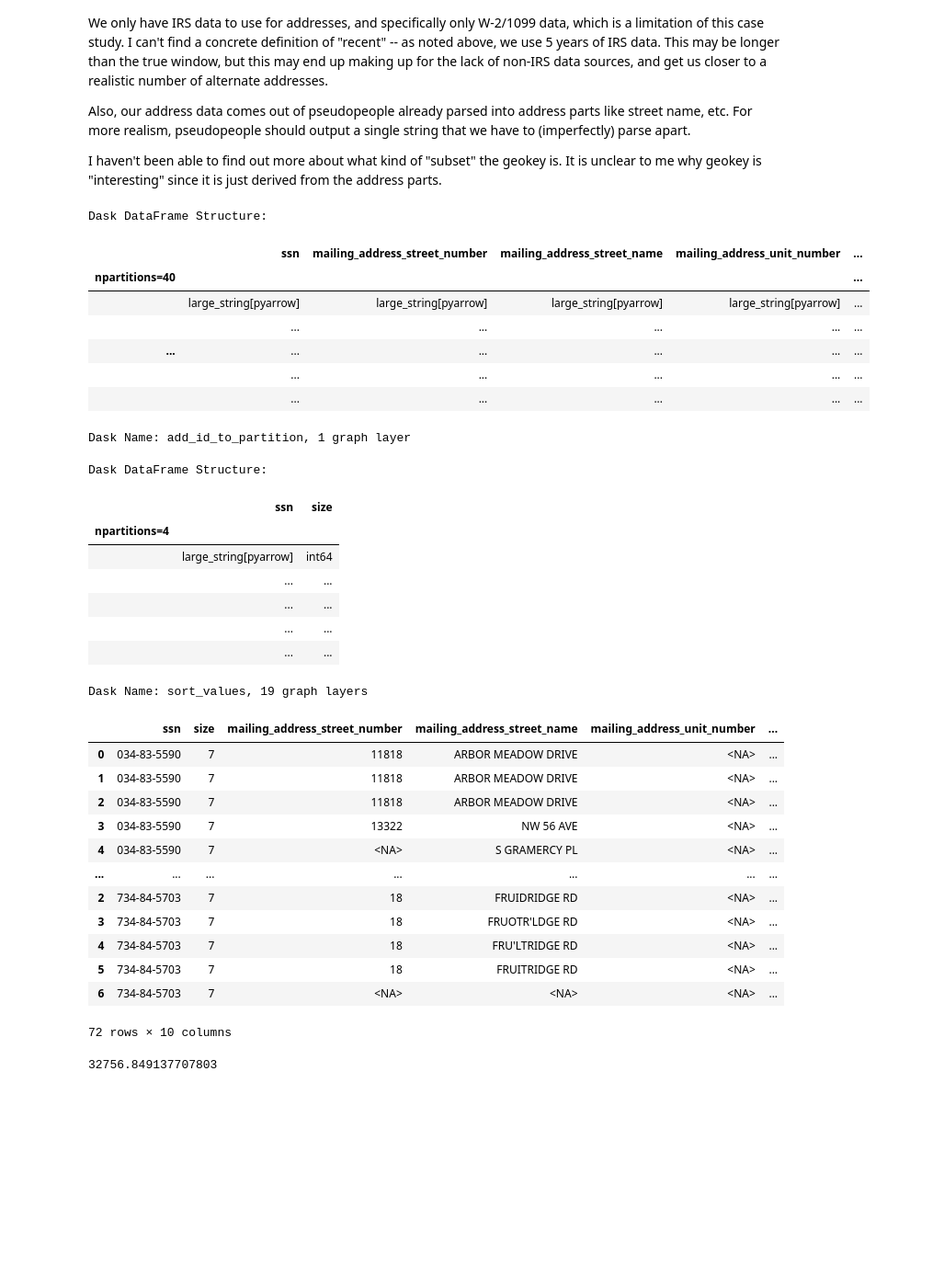
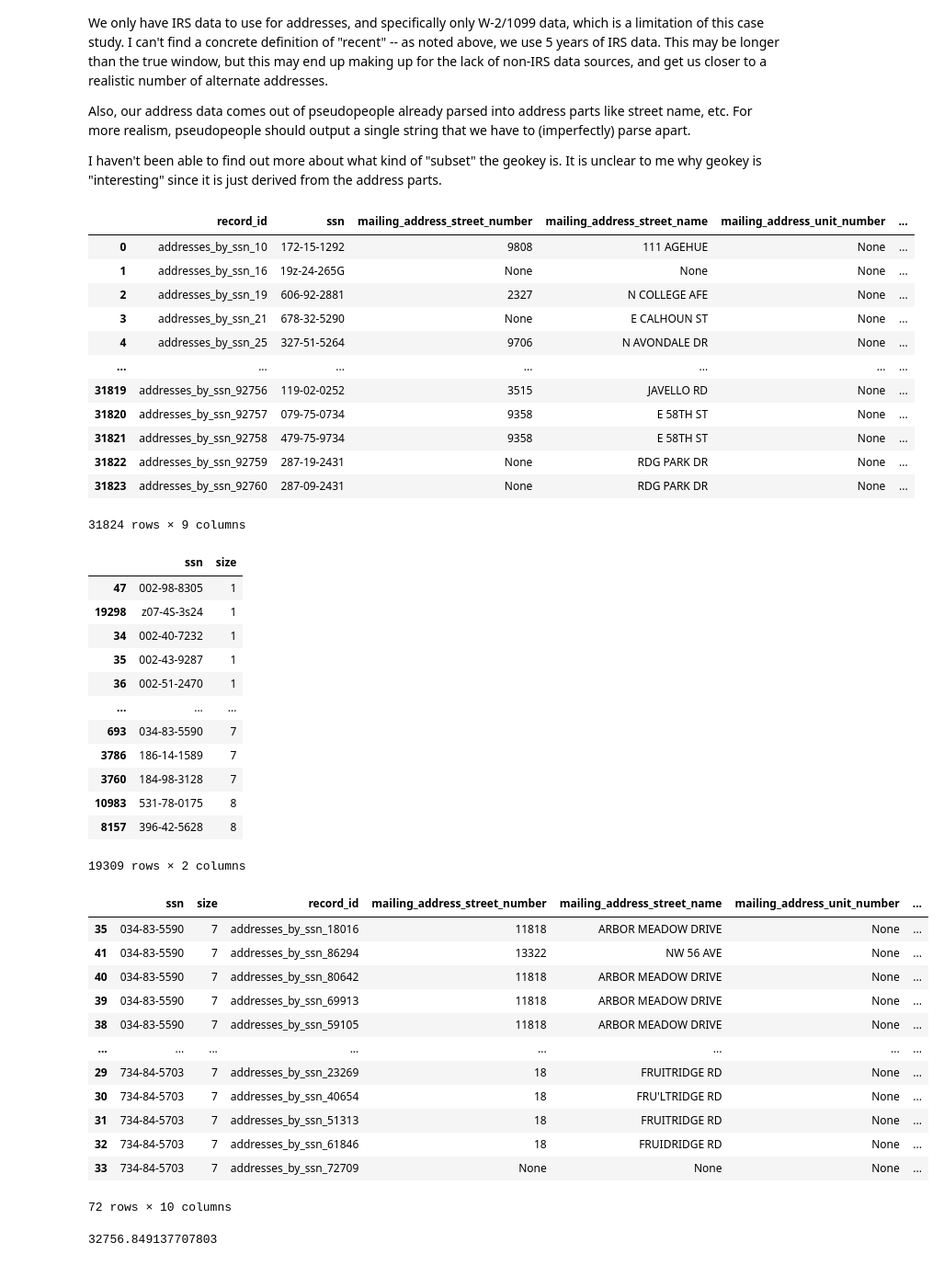
Before and after one commit to ihmeuw/person_linkage_case_study, a Jupyter notebook: generate_simulated_data/generate_simulated_data_small_sample.ipynb, the cells around one changed output. Shown at 92% size. Drawn from its saved outputs; the diff is of its cells as text; code cells hidden in the pictures; blank space fills up the shorter version.

Commit message:
Refactor reference file generation to use distributed_compute

```diff
--- a/generate_simulated_data/generate_simulated_data_small_sample.ipynb
+++ b/generate_simulated_data/generate_simulated_data_small_sample.ipynb
@@ -710,11 +372,11 @@ if compute_engine == 'dask':
     # to_truncate = simulated_taxes.assign(random=random_df.random).random < PROPORTION_OF_IRS_RECORDS_WITH_TRUNCATION
     to_truncate, not_to_truncate = simulated_taxes.random_split([PROPORTION_OF_IRS_RECORDS_WITH_TRUNCATION, 1 - PROPORTION_OF_IRS_RECORDS_WITH_TRUNCATION], random_state=1234)
     to_truncate = to_truncate.assign(last_name=to_truncate.last_name.str[:4])
-    simulated_taxes = concat_avoid_fragmentation([to_truncate, not_to_truncate], ignore_index=True)
+    simulated_taxes = df_ops.concat([to_truncate, not_to_truncate], ignore_index=True)
 else:
     import numpy as np
     to_truncate = simulated_taxes.sample(frac=PROPORTION_OF_IRS_RECORDS_WITH_TRUNCATION, random_state=1234).index
 
     simulated_taxes.loc[to_truncate, 'last_name'] = simulated_taxes.loc[to_truncate, 'last_name'].str[:4]
 # %%
-simulated_taxes, simulated_taxes_source_record_pairs = persist(simulated_taxes, simulated_taxes_source_record_pairs)
+simulated_taxes, simulated_taxes_source_record_pairs = df_ops.persist(simulated_taxes, simulated_taxes_source_record_pairs)
@@ -1214,10 +974,10 @@ simulated_tax_addresses = (
         .dropna(subset=['ssn'])
         [['record_id', 'ssn'] + address_cols]
         .assign(**{c: lambda df, c=c: standardize_address_part(df[c]) for c in address_cols})
-        .pipe(increase_string_capacity)
+        .pipe(df_ops.ensure_large_string_capacity)
 )
 
-simulated_addresses_by_ssn, simulated_addresses_by_ssn_source_record_pairs = persist(dedupe_preserving_source_records(
+simulated_addresses_by_ssn, simulated_addresses_by_ssn_source_record_pairs = df_ops.persist(dedupe_preserving_source_records(
     simulated_tax_addresses,
     simulated_taxes_source_record_pairs,
     columns_to_dedupe=['ssn'] + address_cols,
@@ -1225,44 +985,52 @@ simulated_addresses_by_ssn, simulated_addresses_by_ssn_source_record_pairs = per
 ))
 simulated_addresses_by_ssn
 # %% [output]
+|  | record_id | ssn | mailing_address_street_number | mailing_address_street_name | mailing_address_unit_number | ... |
+| 0 | addresses_by_ssn_10 | 172-15-1292 | 9808 | 111 AGEHUE | None | ... |
+| 1 | addresses_by_ssn_16 | 19z-24-265G | None | None | None | ... |
+| 2 | addresses_by_ssn_19 | 606-92-2881 | 2327 | N COLLEGE AFE | None | ... |
+| 3 | addresses_by_ssn_21 | 678-32-5290 | None | E CALHOUN ST | None | ... |
+| 4 | addresses_by_ssn_25 | 327-51-5264 | 9706 | N AVONDALE DR | None | ... |
+| ... | ... | ... | ... | ... | ... | ... |
+| 31819 | addresses_by_ssn_92756 | 119-02-0252 | 3515 | JAVELLO RD | None | ... |
+| 31820 | addresses_by_ssn_92757 | 079-75-0734 | 9358 | E 58TH ST | None | ... |
+| 31821 | addresses_by_ssn_92758 | 479-75-9734 | 9358 | E 58TH ST | None | ... |
+| 31822 | addresses_by_ssn_92759 | 287-19-2431 | None | RDG PARK DR | None | ... |
+| 31823 | addresses_by_ssn_92760 | 287-09-2431 | None | RDG PARK DR | None | ... |
-Dask DataFrame Structure:
+31824 rows × 9 columns
-|  | ssn | mailing_address_street_number | mailing_address_street_name | mailing_address_unit_number | ... |
-| npartitions=40 |  |  |  |  | ... |
-|  | large_string[pyarrow] | large_string[pyarrow] | large_string[pyarrow] | large_string[pyarrow] | ... |
-|  | ... | ... | ... | ... | ... |
-| ... | ... | ... | ... | ... | ... |
-|  | ... | ... | ... | ... | ... |
-|  | ... | ... | ... | ... | ... |
-Dask Name: add_id_to_partition, 1 graph layer
 # %%
-num_addresses = groupby_agg_small_groups(simulated_addresses_by_ssn, by='ssn', agg_func=lambda x: x.size()).rename('size').reset_index().sort_values('size')
+num_addresses = df_ops.groupby_agg_small_groups(simulated_addresses_by_ssn, by='ssn', agg_func=lambda x: x.size()).rename('size').reset_index().sort_values('size')
 num_addresses
 # %% [output]
+|  | ssn | size |
+| 47 | 002-98-8305 | 1 |
+| 19298 | z07-4S-3s24 | 1 |
+| 34 | 002-40-7232 | 1 |
+| 35 | 002-43-9287 | 1 |
+| 36 | 002-51-2470 | 1 |
+| ... | ... | ... |
+| 693 | 034-83-5590 | 7 |
+| 3786 | 186-14-1589 | 7 |
+| 3760 | 184-98-3128 | 7 |
+| 10983 | 531-78-0175 | 8 |
+| 8157 | 396-42-5628 | 8 |
-Dask DataFrame Structure:
+19309 rows × 2 columns
-|  | ssn | size |
-| npartitions=4 |  |  |
-|  | large_string[pyarrow] | int64 |
-|  | ... | ... |
-|  | ... | ... |
-|  | ... | ... |
-|  | ... | ... |
-Dask Name: sort_values, 19 graph layers
 # %%
 # Show some SSNs with a lot of address variation
-compute(pd.merge(num_addresses.tail(10), simulated_addresses_by_ssn, on='ssn', how='inner').sort_values('ssn'))
+df_ops.compute(pd.merge(num_addresses.tail(10), simulated_addresses_by_ssn, on='ssn', how='inner').sort_values('ssn'))
 # %% [output]
-|  | ssn | size | mailing_address_street_number | mailing_address_street_name | mailing_address_unit_number | ... |
-| 0 | 034-83-5590 | 7 | 11818 | ARBOR MEADOW DRIVE | <NA> | ... |
-| 1 | 034-83-5590 | 7 | 11818 | ARBOR MEADOW DRIVE | <NA> | ... |
-| 2 | 034-83-5590 | 7 | 11818 | ARBOR MEADOW DRIVE | <NA> | ... |
-| 3 | 034-83-5590 | 7 | 13322 | NW 56 AVE | <NA> | ... |
-| 4 | 034-83-5590 | 7 | <NA> | S GRAMERCY PL | <NA> | ... |
-| ... | ... | ... | ... | ... | ... | ... |
-| 2 | 734-84-5703 | 7 | 18 | FRUIDRIDGE RD | <NA> | ... |
-| 3 | 734-84-5703 | 7 | 18 | FRUOTR'LDGE RD | <NA> | ... |
-| 4 | 734-84-5703 | 7 | 18 | FRU'LTRIDGE RD | <NA> | ... |
-| 5 | 734-84-5703 | 7 | 18 | FRUITRIDGE RD | <NA> | ... |
-| 6 | 734-84-5703 | 7 | <NA> | <NA> | <NA> | ... |
+|  | ssn | size | record_id | mailing_address_street_number | mailing_address_street_name | mailing_address_unit_number | ... |
+| 35 | 034-83-5590 | 7 | addresses_by_ssn_18016 | 11818 | ARBOR MEADOW DRIVE | None | ... |
+| 41 | 034-83-5590 | 7 | addresses_by_ssn_86294 | 13322 | NW 56 AVE | None | ... |
+| 40 | 034-83-5590 | 7 | addresses_by_ssn_80642 | 11818 | ARBOR MEADOW DRIVE | None | ... |
+| 39 | 034-83-5590 | 7 | addresses_by_ssn_69913 | 11818 | ARBOR MEADOW DRIVE | None | ... |
+| 38 | 034-83-5590 | 7 | addresses_by_ssn_59105 | 11818 | ARBOR MEADOW DRIVE | None | ... |
+| ... | ... | ... | ... | ... | ... | ... | ... |
+| 29 | 734-84-5703 | 7 | addresses_by_ssn_23269 | 18 | FRUITRIDGE RD | None | ... |
+| 30 | 734-84-5703 | 7 | addresses_by_ssn_40654 | 18 | FRU'LTRIDGE RD | None | ... |
+| 31 | 734-84-5703 | 7 | addresses_by_ssn_51313 | 18 | FRUITRIDGE RD | None | ... |
+| 32 | 734-84-5703 | 7 | addresses_by_ssn_61846 | 18 | FRUIDRIDGE RD | None | ... |
+| 33 | 734-84-5703 | 7 | addresses_by_ssn_72709 | None | None | None | ... |
 72 rows × 10 columns
 # %%
 # Rough estimate of how many rows we should have in our reference file, once we do this Cartesian product
```
Also changed, not shown: parts of 61 cells of this notebook.
